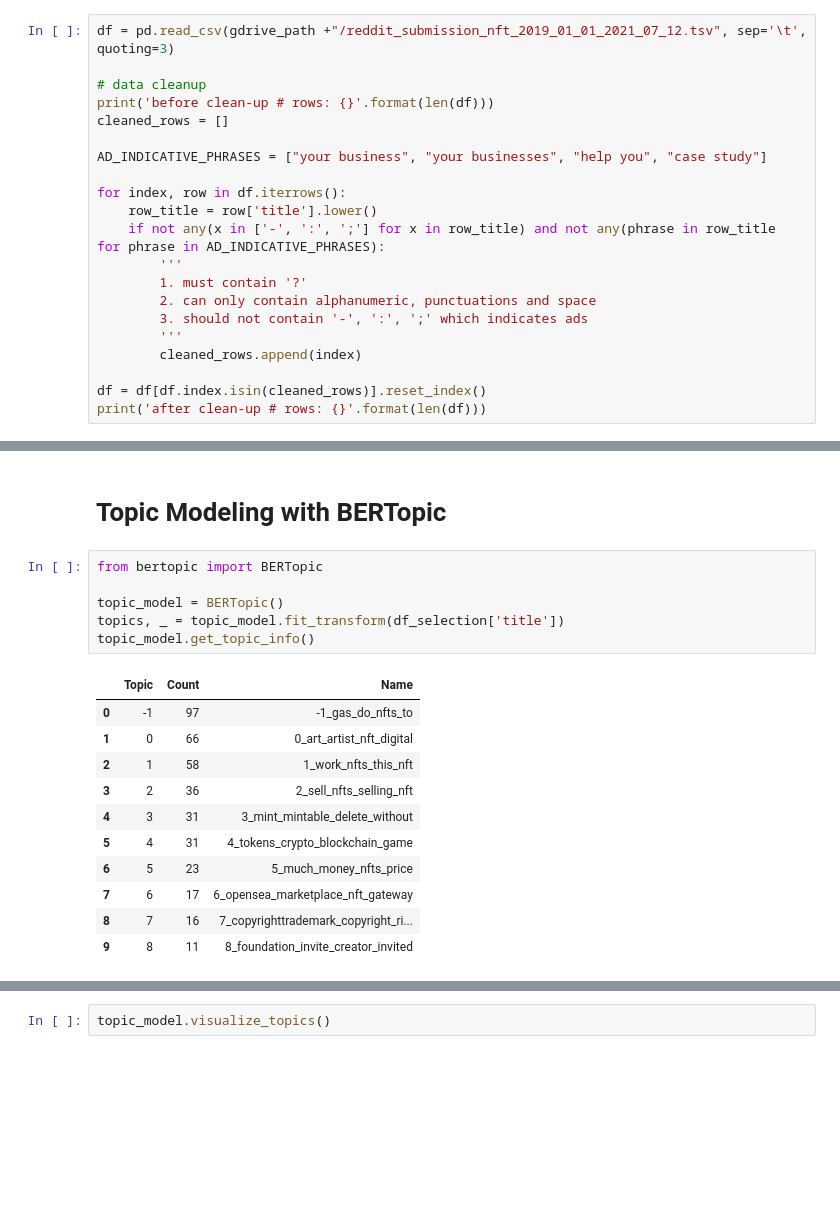
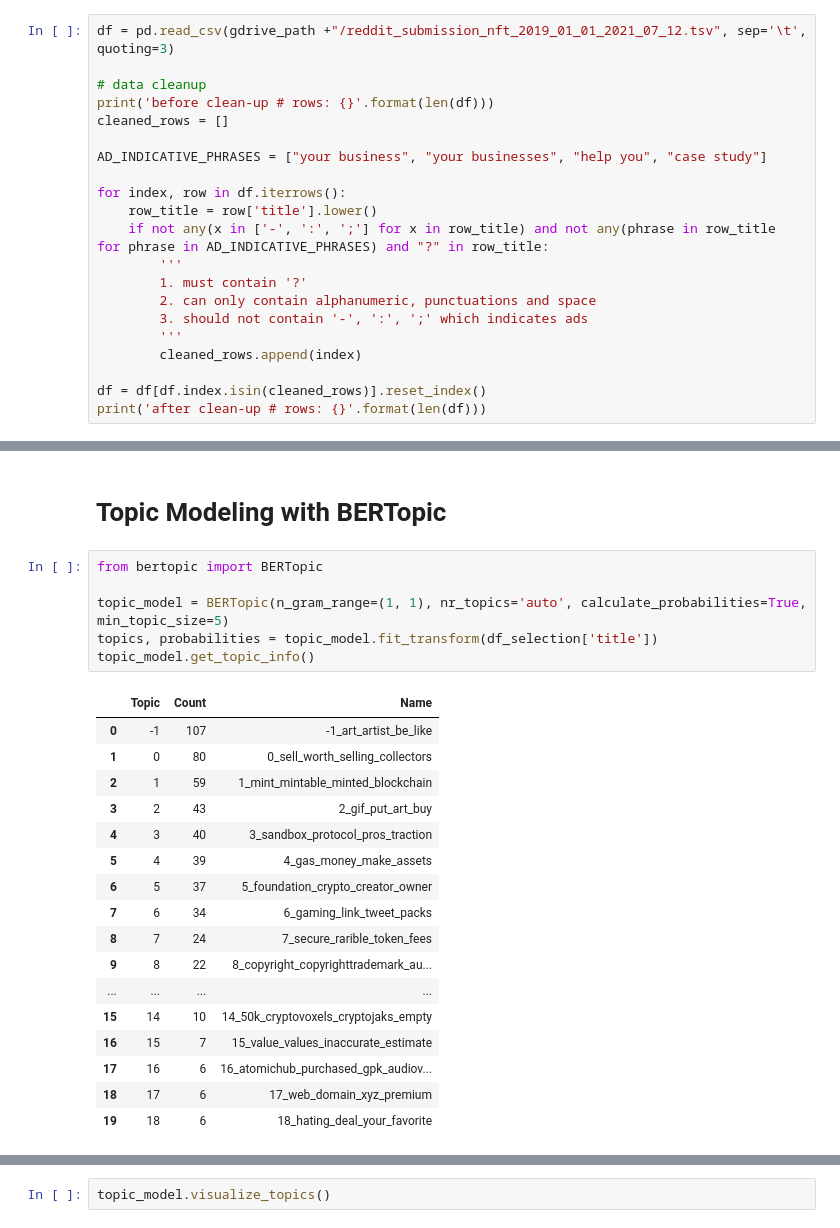
Before and after one commit to MasslessAI/narratelab, a Jupyter notebook: exp/exp_1.ipynb, the cells around one changed output, grey strips where cells are left out. Drawn from its saved outputs; the diff is of its cells as text; blank space fills up the shorter version.

Commit message:
Update question indicative works and topic models

```diff
--- a/exp/exp_1.ipynb
+++ b/exp/exp_1.ipynb
@@ -216,7 +248,7 @@ AD_INDICATIVE_PHRASES = ["your business", "your businesses", "help you", "case s
 
 for index, row in df.iterrows():
     row_title = row['title'].lower()
-    if not any(x in ['-', ':', ';'] for x in row_title) and not any(phrase in row_title for phrase in AD_INDICATIVE_PHRASES):
+    if not any(x in ['-', ':', ';'] for x in row_title) and not any(phrase in row_title for phrase in AD_INDICATIVE_PHRASES) and "?" in row_title:
         '''
         1. must contain '?'
         2. can only contain alphanumeric, punctuations and space
@@ -260,18 +304,24 @@ print(df_selection.head(3).to_markdown())
 # %%
 from bertopic import BERTopic
 
-topic_model = BERTopic()
-topics, _ = topic_model.fit_transform(df_selection['title'])
+topic_model = BERTopic(n_gram_range=(1, 1), nr_topics='auto', calculate_probabilities=True, min_topic_size=5)
+topics, probabilities = topic_model.fit_transform(df_selection['title'])
 topic_model.get_topic_info()
 # %% [output]
 |  | Topic | Count | Name |
-| 0 | -1 | 97 | -1_gas_do_nfts_to |
-| 1 | 0 | 66 | 0_art_artist_nft_digital |
-| 2 | 1 | 58 | 1_work_nfts_this_nft |
-| 3 | 2 | 36 | 2_sell_nfts_selling_nft |
-| 4 | 3 | 31 | 3_mint_mintable_delete_without |
-| 5 | 4 | 31 | 4_tokens_crypto_blockchain_game |
-| 6 | 5 | 23 | 5_much_money_nfts_price |
-| 7 | 6 | 17 | 6_opensea_marketplace_nft_gateway |
-| 8 | 7 | 16 | 7_copyrighttrademark_copyright_ri... |
-| 9 | 8 | 11 | 8_foundation_invite_creator_invited |
+| 0 | -1 | 107 | -1_art_artist_be_like |
+| 1 | 0 | 80 | 0_sell_worth_selling_collectors |
+| 2 | 1 | 59 | 1_mint_mintable_minted_blockchain |
+| 3 | 2 | 43 | 2_gif_put_art_buy |
+| 4 | 3 | 40 | 3_sandbox_protocol_pros_traction |
+| 5 | 4 | 39 | 4_gas_money_make_assets |
+| 6 | 5 | 37 | 5_foundation_crypto_creator_owner |
+| 7 | 6 | 34 | 6_gaming_link_tweet_packs |
+| 8 | 7 | 24 | 7_secure_rarible_token_fees |
+| 9 | 8 | 22 | 8_copyright_copyrighttrademark_au... |
+| ... | ... | ... | ... |
+| 15 | 14 | 10 | 14_50k_cryptovoxels_cryptojaks_empty |
+| 16 | 15 | 7 | 15_value_values_inaccurate_estimate |
+| 17 | 16 | 6 | 16_atomichub_purchased_gpk_audiov... |
+| 18 | 17 | 6 | 17_web_domain_xyz_premium |
+| 19 | 18 | 6 | 18_hating_deal_your_favorite |
```
Also changed, not shown: parts of 11 cells of this notebook.
